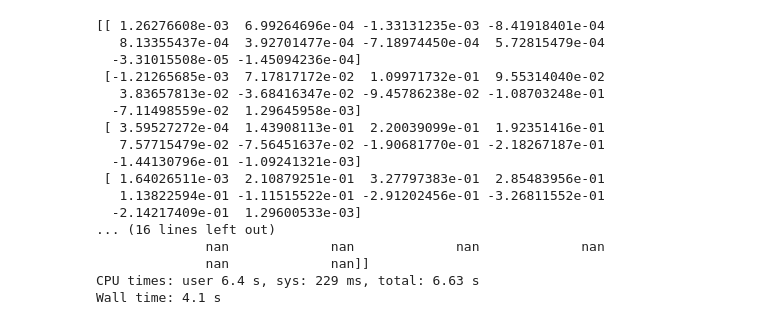
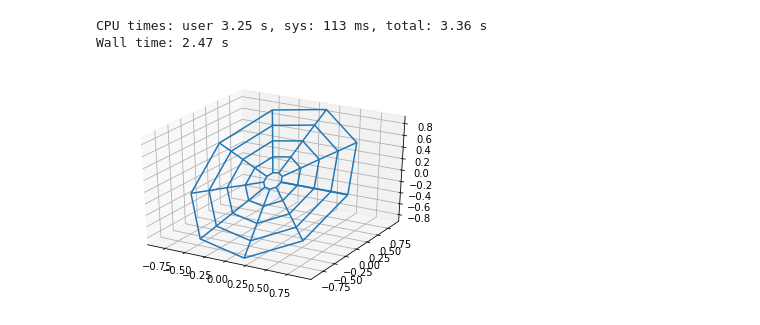
Before and after one commit to AmandinChyba/Project1-Fields-2022, a Jupyter notebook: Laplace_On_Disc/LaplaceOnDisc.ipynb, the cells around one changed output. Drawn from its saved outputs; the diff is of its cells as text; code cells hidden in the pictures.

Commit message:
added 3d plotting with scatter and wireframe

```diff
--- a/Laplace_On_Disc/LaplaceOnDisc.ipynb
+++ b/Laplace_On_Disc/LaplaceOnDisc.ipynb
@@ -43,27 +45,22 @@ def solve_at_point(g, k, r, theta, batches, t, key):
 # %%
 %%time
 batches = 50
 t = 10000
-r = jnp.linspace(0,1,num=10)
+r = jnp.linspace(0.1,0.9,num=5)
 theta = jnp.linspace(0,2*jnp.pi,num=10)
 key = random.PRNGKey(0)
 ans = solve_at_point(jnp.sin, poisson_kernel, r, theta, batches, t, key)
-print(ans)
+
+fig = plt.figure()
+ax = fig.add_subplot(projection='3d')
+
+x = np.outer(r, np.cos(theta))
+y = np.outer(r, np.sin(theta))
+z = np.array(ans)
+
+#ax.scatter(x,y,z)
+ax.plot_wireframe(x, y, z)
 # %% [output]
-[[ 1.26276608e-03  6.99264696e-04 -1.33131235e-03 -8.41918401e-04
-   8.13355437e-04  3.92701477e-04 -7.18974450e-04  5.72815479e-04
-  -3.31015508e-05 -1.45094236e-04]
- [-1.21265685e-03  7.17817172e-02  1.09971732e-01  9.55314040e-02
-   3.83657813e-02 -3.68416347e-02 -9.45786238e-02 -1.08703248e-01
-  -7.11498559e-02  1.29645958e-03]
- [ 3.59527272e-04  1.43908113e-01  2.20039099e-01  1.92351416e-01
-   7.57715479e-02 -7.56451637e-02 -1.90681770e-01 -2.18267187e-01
-  -1.44130796e-01 -1.09241321e-03]
- [ 1.64026511e-03  2.10879251e-01  3.27797383e-01  2.85483956e-01
-   1.13822594e-01 -1.11515522e-01 -2.91202456e-01 -3.26811552e-01
-  -2.14217409e-01  1.29600533e-03]
-... (16 lines left out)
-              nan             nan             nan             nan
-              nan             nan]]
-CPU times: user 6.4 s, sys: 229 ms, total: 6.63 s
-Wall time: 4.1 s
+CPU times: user 3.25 s, sys: 113 ms, total: 3.36 s
+Wall time: 2.47 s
+[figure, added]
```
Also changed, not shown: parts of 1 cell of this notebook.
